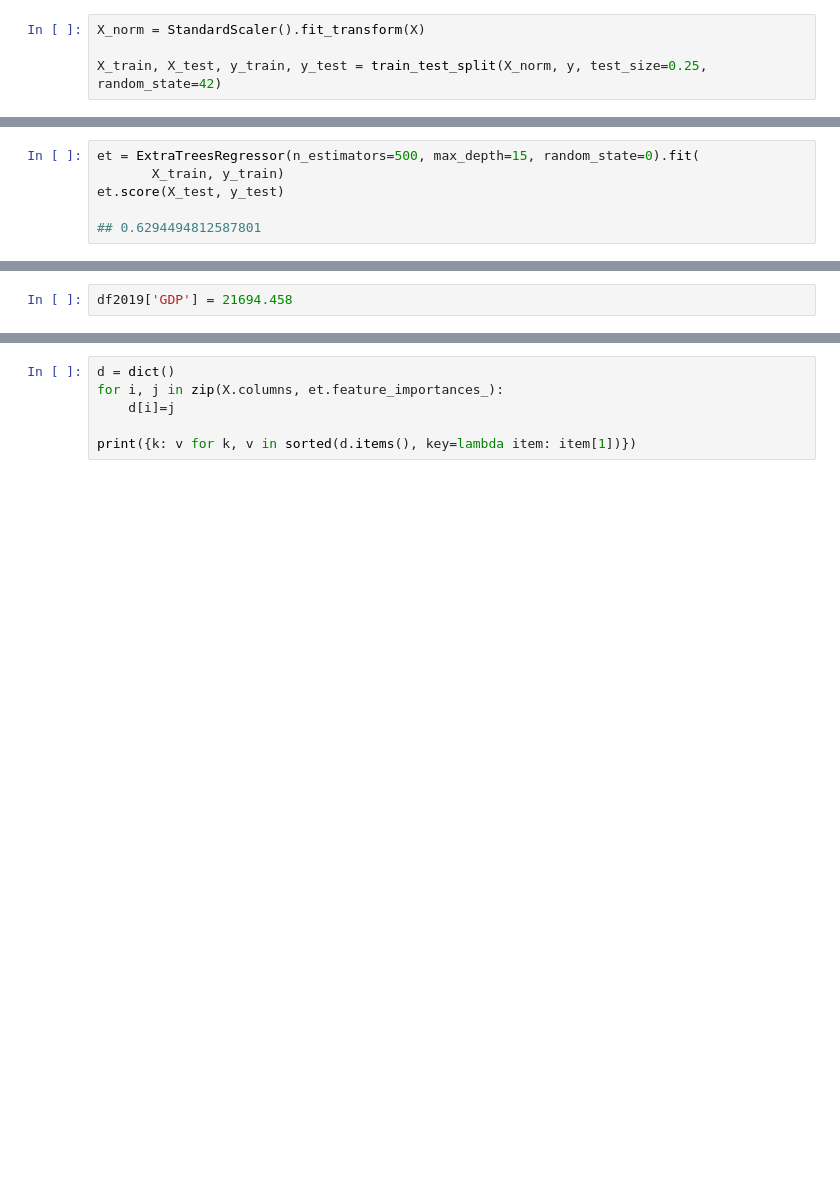
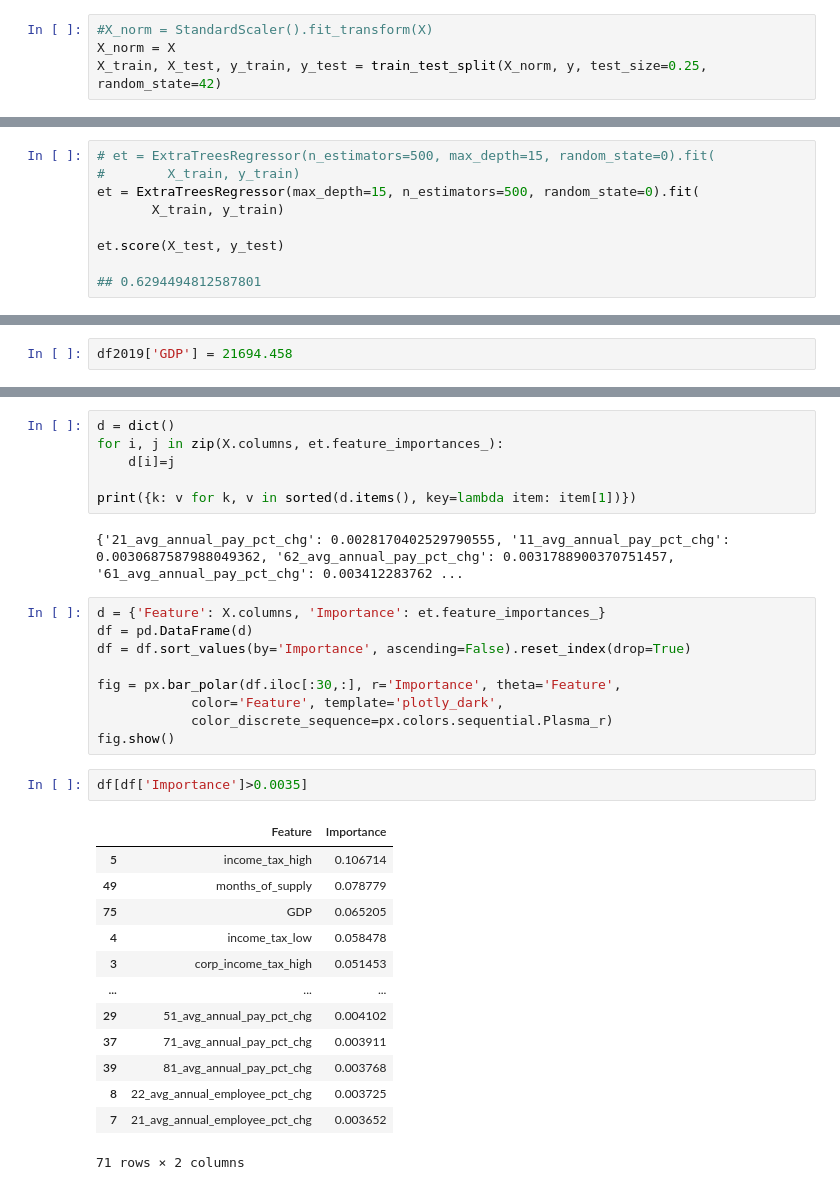
Before and after one commit to ian-byrne/CapstoneTeamJim, a Jupyter notebook: JN-scratchpads/regression_rawwithGDP.ipynb, the cells around one changed output, grey strips where cells are left out. Drawn from its saved outputs; the diff is of its cells as text; blank space fills up the shorter version.

```diff
--- a/JN-scratchpads/regression_rawwithGDP.ipynb
+++ b/JN-scratchpads/regression_rawwithGDP.ipynb
@@ -32,6 +66,6 @@ data = data.merge(gdp, on='year', how='left')
 X = data.iloc[:,3:-2].join(data.iloc[:,-1])
 y = data.iloc[:,-2:-1]
 # %%
-X_norm = StandardScaler().fit_transform(X)
-
+#X_norm = StandardScaler().fit_transform(X)
+X_norm = X
 X_train, X_test, y_train, y_test = train_test_split(X_norm, y, test_size=0.25, random_state=42)
@@ -91,6 +166,9 @@ et.score(X_test, y_test)
 # %%
-et = ExtraTreesRegressor(n_estimators=500, max_depth=15, random_state=0).fit(
+# et = ExtraTreesRegressor(n_estimators=500, max_depth=15, random_state=0).fit(
+#        X_train, y_train)
+et = ExtraTreesRegressor(max_depth=15, n_estimators=500, random_state=0).fit(
        X_train, y_train)
+
 et.score(X_test, y_test)
 
 ## 0.6294494812587801
@@ -126,3 +226,30 @@ for i, j in zip(X.columns, et.feature_importances_):
     d[i]=j
 
 print({k: v for k, v in sorted(d.items(), key=lambda item: item[1])})
+# %% [output]
+{'21_avg_annual_pay_pct_chg': 0.0028170402529790555, '11_avg_annual_pay_pct_chg': 0.0030687587988049362, '62_avg_annual_pay_pct_chg': 0.0031788900370751457, '61_avg_annual_pay_pct_chg': 0.003412283762 ...
+# %%
+d = {'Feature': X.columns, 'Importance': et.feature_importances_}
+df = pd.DataFrame(d)
+df = df.sort_values(by='Importance', ascending=False).reset_index(drop=True)
+
+fig = px.bar_polar(df.iloc[:30,:], r='Importance', theta='Feature',
+            color='Feature', template='plotly_dark',
+            color_discrete_sequence=px.colors.sequential.Plasma_r)
+fig.show()
+# %%
+df[df['Importance']>0.0035]
+# %% [output]
+|  | Feature | Importance |
+| 5 | income_tax_high | 0.106714 |
+| 49 | months_of_supply | 0.078779 |
+| 75 | GDP | 0.065205 |
+| 4 | income_tax_low | 0.058478 |
+| 3 | corp_income_tax_high | 0.051453 |
+| ... | ... | ... |
+| 29 | 51_avg_annual_pay_pct_chg | 0.004102 |
+| 37 | 71_avg_annual_pay_pct_chg | 0.003911 |
+| 39 | 81_avg_annual_pay_pct_chg | 0.003768 |
+| 8 | 22_avg_annual_employee_pct_chg | 0.003725 |
+| 7 | 21_avg_annual_employee_pct_chg | 0.003652 |
+71 rows × 2 columns
```
Also changed, not shown: parts of 23 cells of this notebook.
